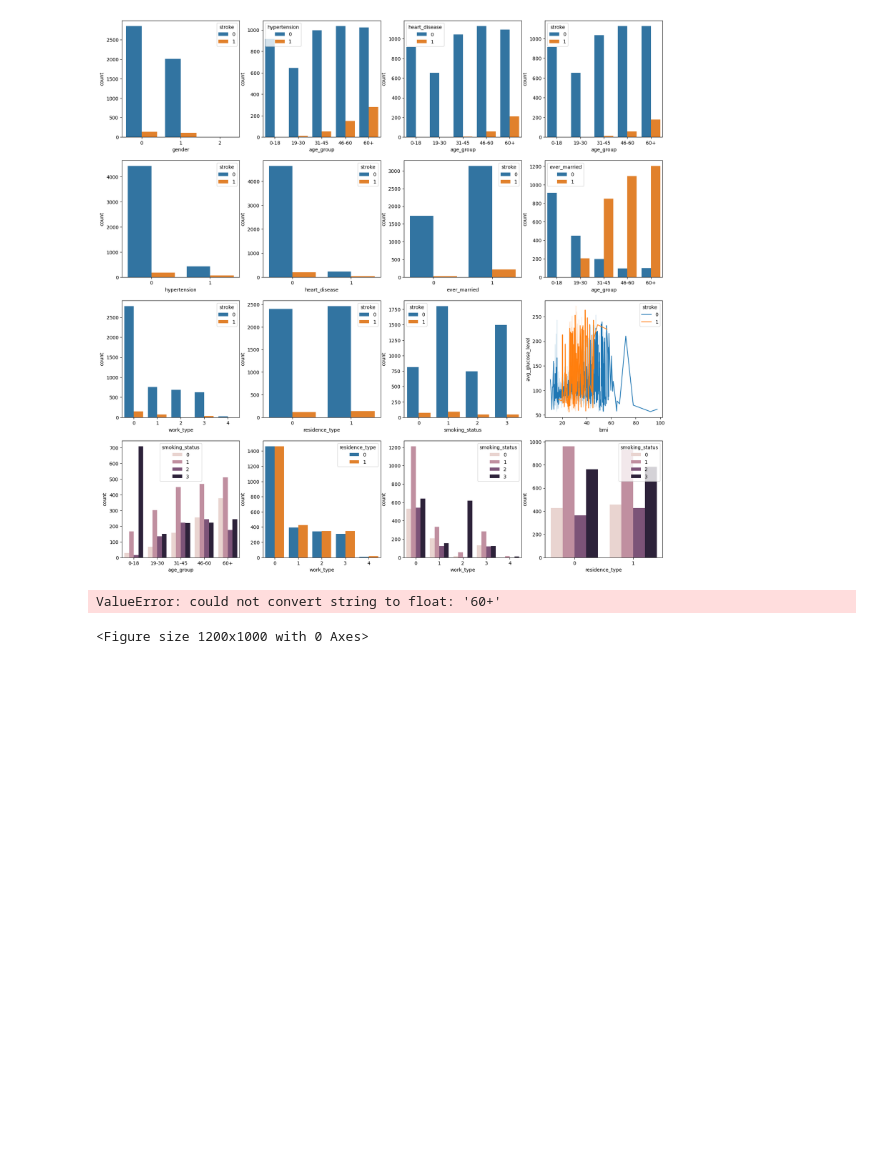
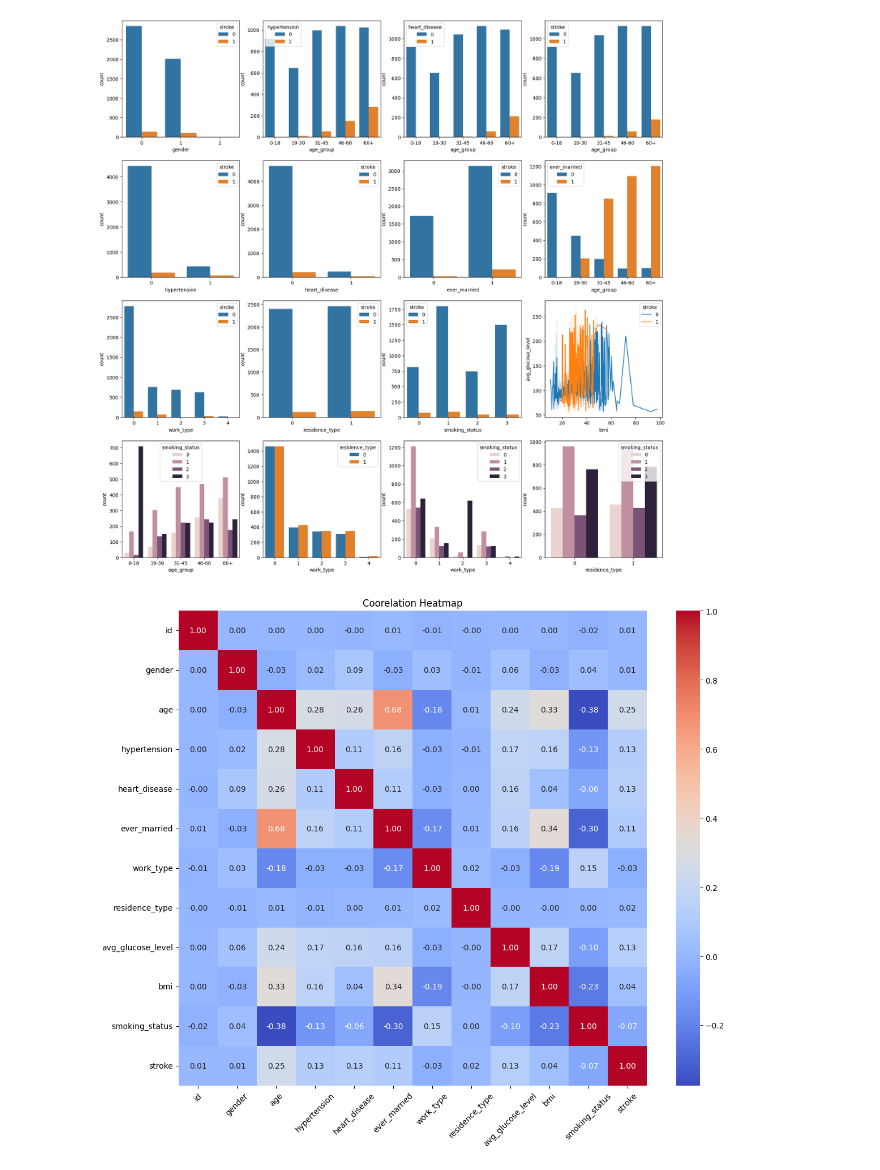
Before and after one commit to omari-kd/Heart-Stroke-Prediction, a Jupyter notebook: 01_notebook/noteboook.ipynb, the cells around one changed output. Saved outputs shown, nothing was run; the diff lists cells and outputs as text; code cells hidden in the pictures; blank space fills up the shorter version.

Commit message:
info: added coorelation heatmap

```diff
--- a/01_notebook/noteboook.ipynb
+++ b/01_notebook/noteboook.ipynb
@@ -187,14 +187,17 @@ sns.countplot(x = 'residence_type', data = df,hue = 'smoking_status', ax=ax[3,3]
 [figure]
 # %%
 # Coorelation heatmap
+
+# keep only numeric columns
+numeric_df = df.select_dtypes(include='number')
+
 # Plot the heatmap
 plt.figure(figsize = (12,10))
-sns.heatmap(df.corr(), annot=True, fmt=".2f", cmap='coolwarm')
+sns.heatmap(numeric_df.corr(), annot=True, fmt=".2f", cmap='coolwarm')
 plt.title('Coorelation Heatmap')
 plt.xticks(rotation=45)
 plt.yticks(rotation=0)
 plt.tight_layout()
 plt.show()
 # %% [output]
-ValueError: could not convert string to float: '60+'
-<Figure size 1200x1000 with 0 Axes>
+[figure, added]
```
